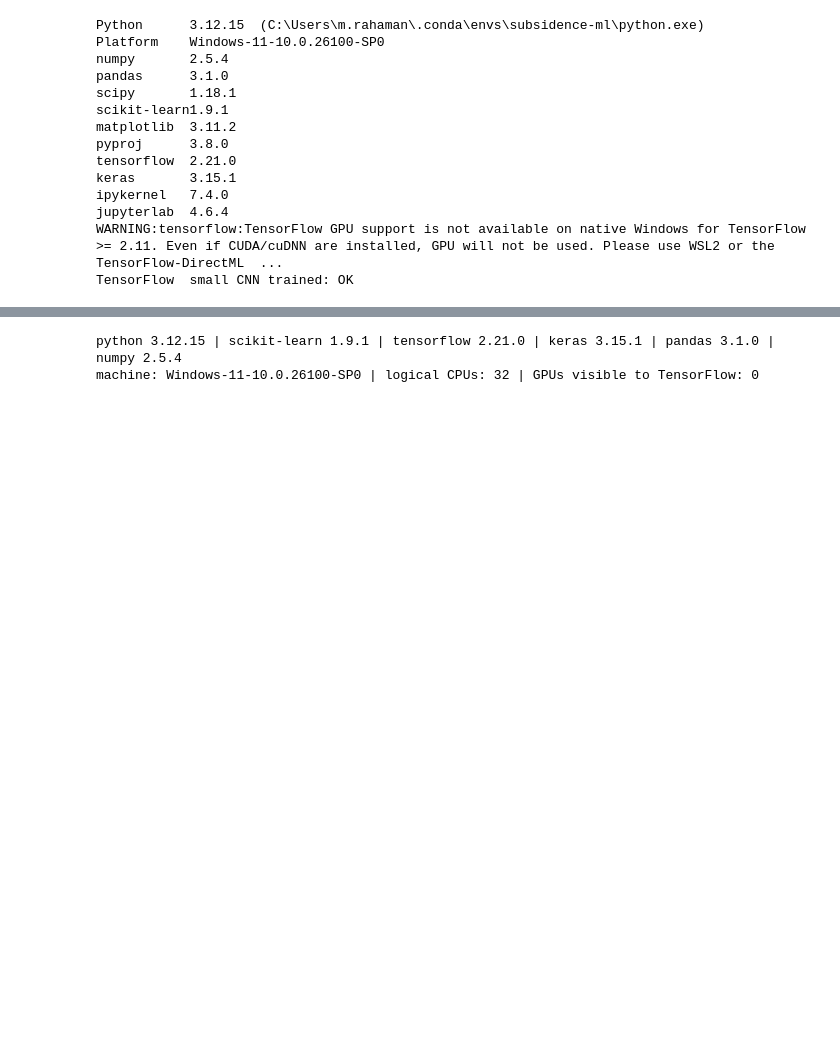
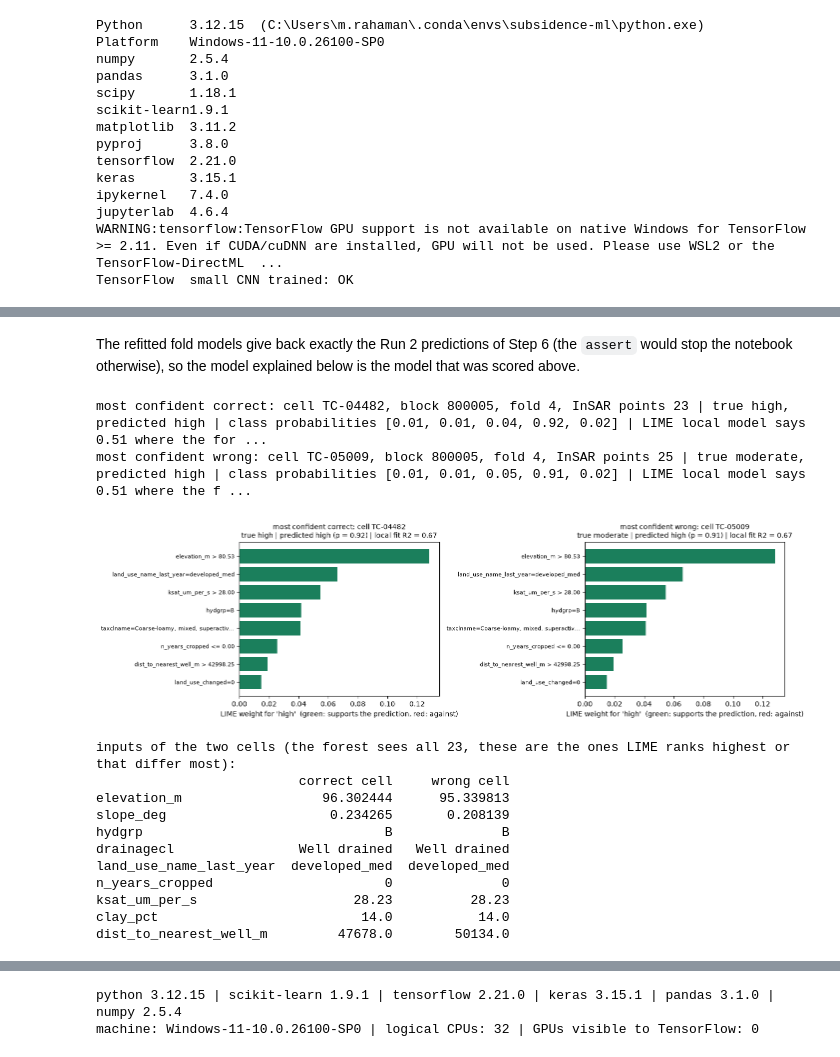
Before and after one commit to Mashouk/subsidence-susceptibility-mapping, a Jupyter notebook: training_experiments.ipynb, the cells around one changed output, grey strips where cells are left out. Cells and saved outputs as stored; diff of their text form; code cells hidden in the pictures; blank space fills up the shorter version.

```diff
--- a/training_experiments.ipynb
+++ b/training_experiments.ipynb
@@ -69,0 +800,42 @@ TensorFlow  small CNN trained: OK
+# %% [markdown]
+The refitted fold models give back exactly the Run 2 predictions of Step 6 (the `assert` would stop the notebook otherwise), so the model explained below is the model that was scored above.
+# %%
+# 7b. One explanation, read next to the label, the prediction and the confidence.
+# Two validation cells: the most confident CORRECT prediction (label resting on >= 11 InSAR points) and the most confident WRONG one.
+conf = oof_p.max(1); correct = oof == y; support = dev["insar_n_points"].to_numpy()
+ok_pool = np.flatnonzero(correct & (support >= 11))
+i_ok = int(ok_pool[np.argmax(conf[ok_pool])]); i_bad = int(np.flatnonzero(~correct)[np.argmax(conf[~correct])])
+
+fig, axes = plt.subplots(1, 2, figsize=(14, 4.2), sharex=True)
+cases = {}
+for ax, (name, i) in zip(axes, [("most confident correct", i_ok), ("most confident wrong", i_bad)]):
+    r = explain_cell(i); cases[name] = (i, r)
+    items = r["exp"].as_list(label=r["label"])[:8][::-1]
+    short = lambda s: s if len(s) <= 44 else s[:41] + "..."          # long soil-class names would squeeze the plot
+    ax.barh([short(s) for s, w in items], [w for s, w in items], color=["#1b7f5c" if w > 0 else "#b5483f" for s, w in items])
+    ax.axvline(0, color="k", lw=.8)
+    ax.set_title(f"{name}: cell {dev.loc[i, 'grid_id']}\ntrue {CLASSES[y[i]]} | predicted {CLASSES[r['label']]} (p = {r['model_p']:.2f}) | local fit R2 = {r['r2']:.2f}", fontsize=10)
+    ax.set_xlabel(f"LIME weight for '{CLASSES[r['label']]}'  (green: supports the prediction, red: against)"); ax.tick_params(axis="y", labelsize=8)
+    print(f"{name}: cell {dev.loc[i, 'grid_id']}, block {groups[i]}, fold {fold_of[i] + 1}, InSAR points {support[i]} | true {CLASSES[y[i]]}, predicted {CLASSES[r['label']]}"
+          f" | class probabilities {np.round(oof_p[i], 2).tolist()} | LIME local model says {r['local_pred']:.2f} where the forest says {r['model_p']:.2f}")
+plt.tight_layout(); plt.show()
+
+show_cols = ["elevation_m", "slope_deg", "hydgrp", "drainagecl", "land_use_name_last_year", "n_years_cropped", "ksat_um_per_s", "clay_pct", "dist_to_nearest_well_m"]
+pair = dev.loc[[i_ok, i_bad], show_cols].T; pair.columns = ["correct cell", "wrong cell"]
+print("\ninputs of the two cells (the forest sees all 23, these are the ones LIME ranks highest or that differ most):")
+print(pair.to_string())
+# %% [output]
+most confident correct: cell TC-04482, block 800005, fold 4, InSAR points 23 | true high, predicted high | class probabilities [0.01, 0.01, 0.04, 0.92, 0.02] | LIME local model says 0.51 where the for ...
+most confident wrong: cell TC-05009, block 800005, fold 4, InSAR points 25 | true moderate, predicted high | class probabilities [0.01, 0.01, 0.05, 0.91, 0.02] | LIME local model says 0.51 where the f ...
+[figure, added]
+inputs of the two cells (the forest sees all 23, these are the ones LIME ranks highest or that differ most):
+                          correct cell     wrong cell
+elevation_m                  96.302444      95.339813
+slope_deg                     0.234265       0.208139
+hydgrp                               B              B
+drainagecl                Well drained   Well drained
+land_use_name_last_year  developed_med  developed_med
+n_years_cropped                      0              0
+ksat_um_per_s                    28.23          28.23
+clay_pct                          14.0           14.0
+dist_to_nearest_well_m         47678.0        50134.0
```
Also changed, not shown: parts of 83 cells of this notebook, 12 other files.
